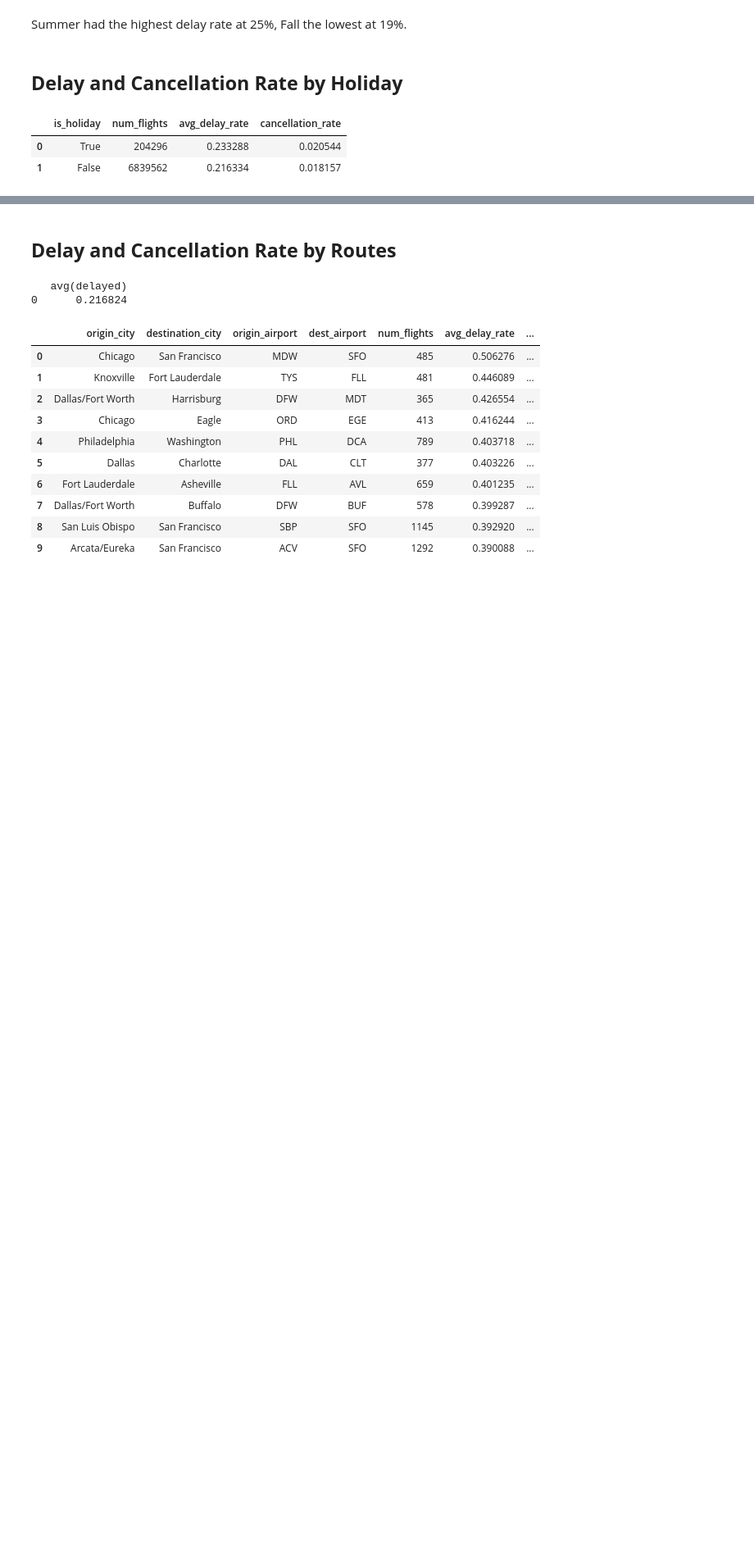
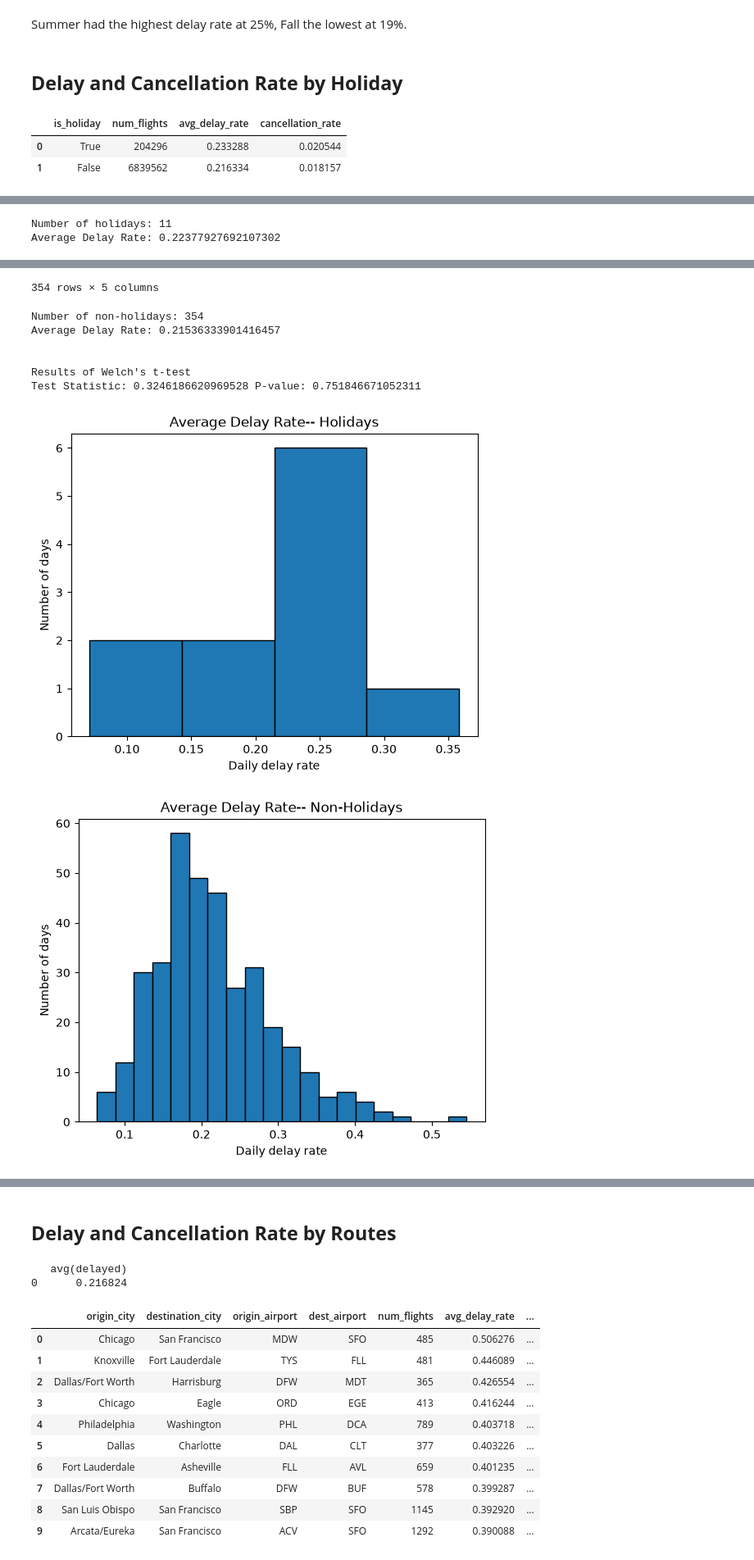
Before and after one commit to owenwikel/Flight-Delay-Analytics-Pipeline, a Jupyter notebook: 05_sql_full.ipynb, the cells around one changed output, grey strips where cells are left out. Shown at 82% size. Drawn from its saved outputs; the diff is of its cells as text; code cells hidden in the pictures; blank space fills up the shorter version.

```diff
--- a/05_sql_full.ipynb
+++ b/05_sql_full.ipynb
@@ -59,0 +65,27 @@ assert(by_holiday['num_flights'].sum() == 7043858)
+# %%
+by_holiday_date = con.execute('''SELECT is_holiday, date, COUNT(*) AS num_flights, AVG(delayed) AS
+     avg_delay_rate, AVG(cancelled) AS cancellation_rate FROM fact_flights LEFT JOIN dim_date ON flight_date = date
+     GROUP BY is_holiday, date ORDER BY avg_delay_rate DESC''').df()
+display(by_holiday_date)
+holidays = by_holiday_date[by_holiday_date["is_holiday"] == True]
+display(holidays)
+print("Number of holidays:", holidays["is_holiday"].sum(), "\nAverage Delay Rate:", holidays["avg_delay_rate"].mean())
+non_holidays = by_holiday_date[by_holiday_date["is_holiday"] == False]
+display(non_holidays)
+print("Number of non-holidays:", (non_holidays["is_holiday"] == False).sum(), "\nAverage Delay Rate:", non_holidays["avg_delay_rate"].mean())
+
+## Run the test now
+res_welch = stats.ttest_ind(holidays["avg_delay_rate"], non_holidays["avg_delay_rate"], equal_var=False)
+
+print("\n\nResults of Welch's t-test\nTest Statistic:", res_welch.statistic, "P-value:", res_welch.pvalue)
+plt.hist(holidays["avg_delay_rate"], bins=4, edgecolor='black')
+plt.title("Average Delay Rate-- Holidays")
+plt.xlabel("Daily delay rate")
+plt.ylabel("Number of days")
+plt.show()
+plt.hist(non_holidays["avg_delay_rate"], bins=20, edgecolor='black')
+plt.title("Average Delay Rate-- Non-Holidays")
+plt.xlabel("Daily delay rate")
+plt.ylabel("Number of days")
+plt.show()
+# %% [output]
@@ -59,0 +117,2 @@ assert(by_holiday['num_flights'].sum() == 7043858)
+Number of holidays: 11
+Average Delay Rate: 0.22377927692107302
@@ -59,0 +131,9 @@ assert(by_holiday['num_flights'].sum() == 7043858)
+354 rows × 5 columns
+Number of non-holidays: 354
+Average Delay Rate: 0.21536333901416457
+
+
+Results of Welch's t-test
+Test Statistic: 0.3246186620969528 P-value: 0.751846671052311
+[figure, added]
+[figure, added]
```
Also changed, not shown: parts of 19 cells of this notebook.
